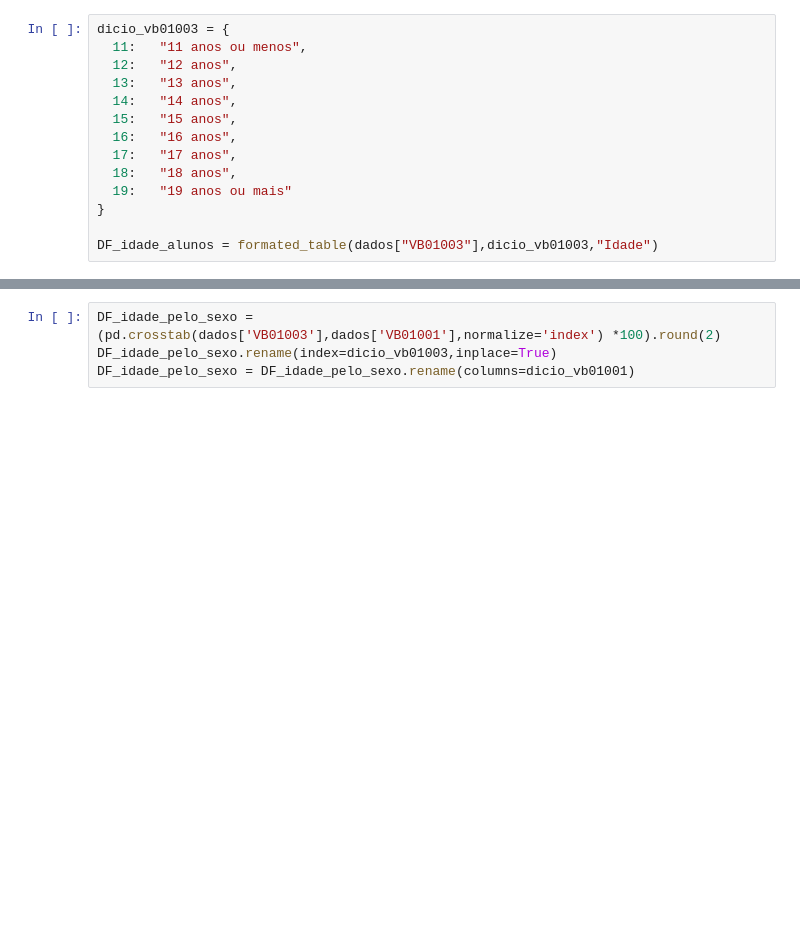
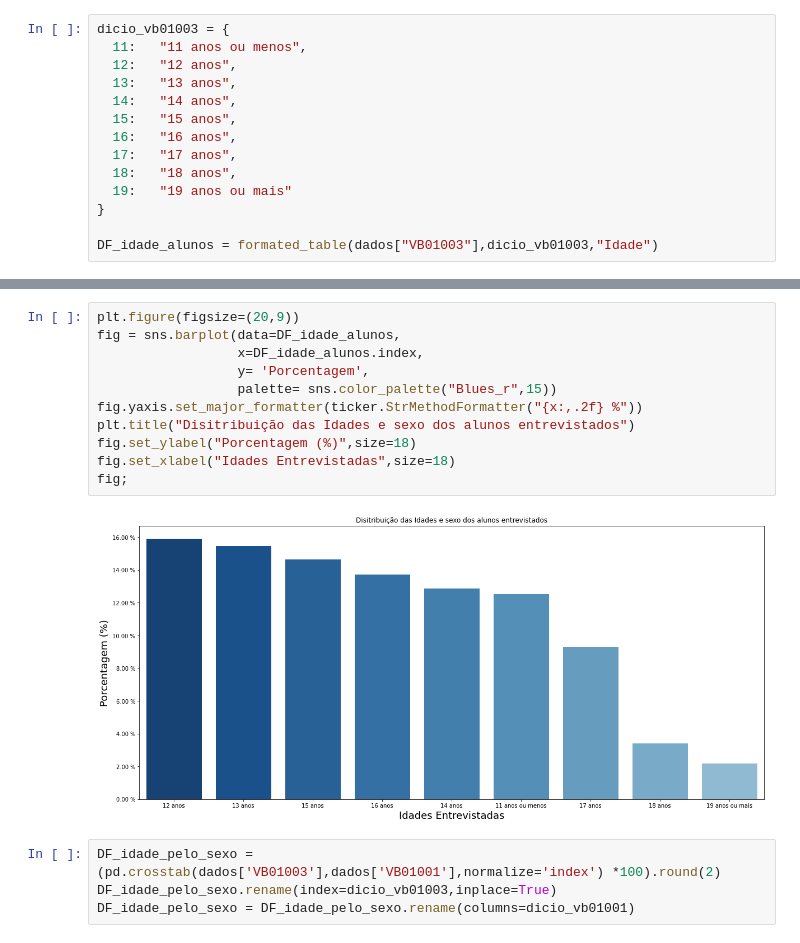
Before and after one commit to MatheusOrange211/Bootcamp-Alura, a Jupyter notebook: PROJETO_MODULO_3.ipynb, the cells around one changed output, grey strips where cells are left out. Saved outputs shown, nothing was run; the diff lists cells and outputs as text; blank space fills up the shorter version.

```diff
--- a/PROJETO_MODULO_3.ipynb
+++ b/PROJETO_MODULO_3.ipynb
@@ -92,3 +88,16 @@ fig.show()
+# %%
+plt.figure(figsize=(20,9))
+fig = sns.barplot(data=DF_idade_alunos,
+                  x=DF_idade_alunos.index,
+                  y= 'Porcentagem',
+                  palette= sns.color_palette("Blues_r",15))
+fig.yaxis.set_major_formatter(ticker.StrMethodFormatter("{x:,.2f} %"))
+plt.title("Disitribuição das Idades e sexo dos alunos entrevistados")
+fig.set_ylabel("Porcentagem (%)",size=18)
+fig.set_xlabel("Idades Entrevistadas",size=18)
+fig;
+# %% [output]
+[figure, added]
 # %%
 DF_idade_pelo_sexo = (pd.crosstab(dados['VB01003'],dados['VB01001'],normalize='index') *100).round(2)
 DF_idade_pelo_sexo.rename(index=dicio_vb01003,inplace=True)
```
Also changed, not shown: parts of 22 cells of this notebook.
